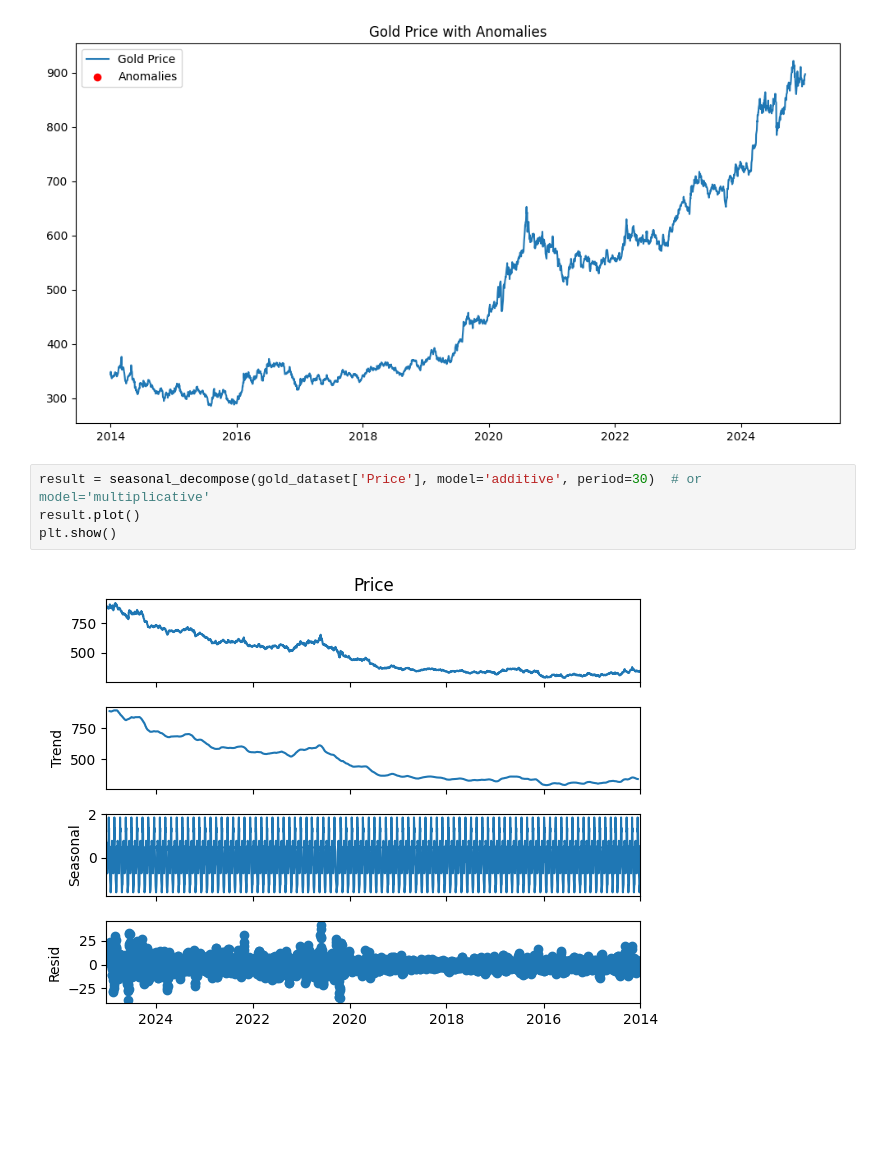
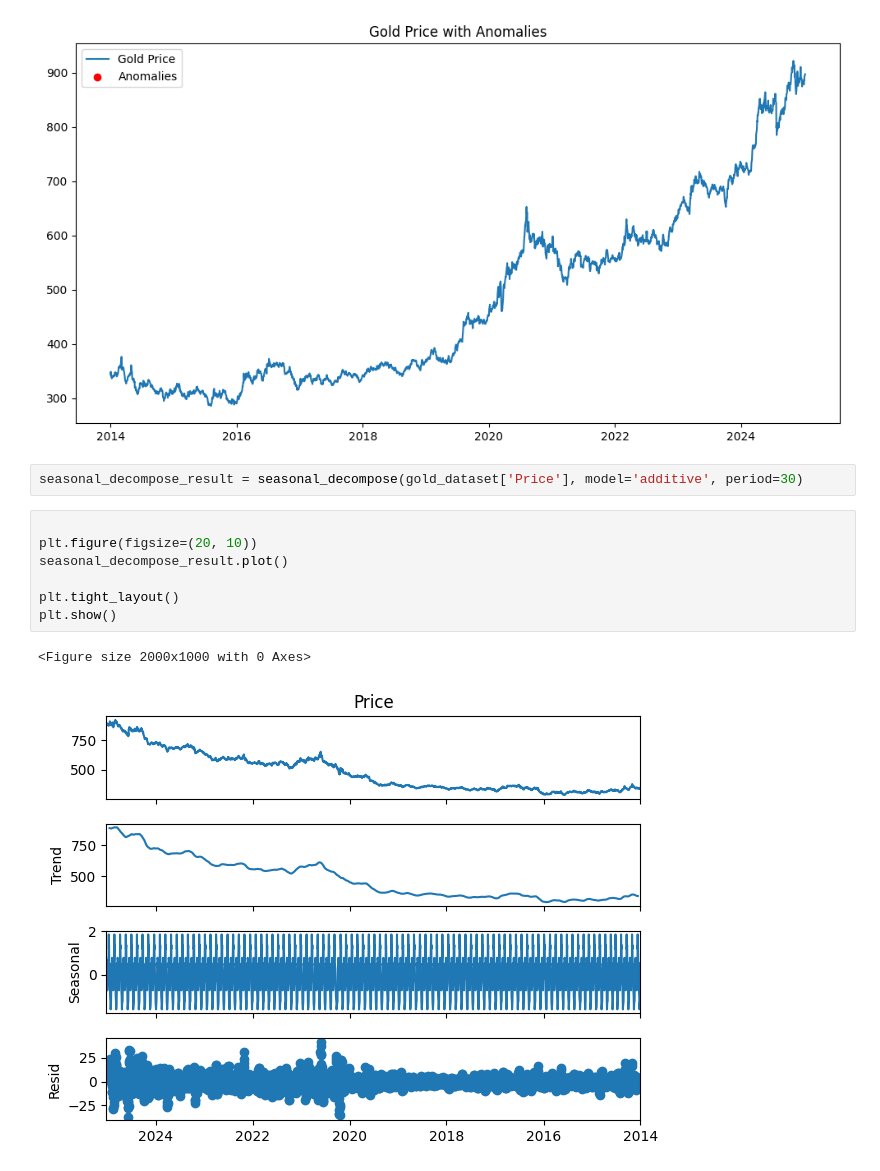
Before and after one commit to jariel17/time-series-analysis-gold, a Jupyter notebook: eda.ipynb, the cells around one changed output. Saved outputs shown, nothing was run; the diff lists cells and outputs as text; blank space fills up the shorter version.

```diff
--- a/eda.ipynb
+++ b/eda.ipynb
@@ -119,9 +143,15 @@ plt.legend()
 plt.show()
 # %% [output]
 [figure]
-# %%
-result = seasonal_decompose(gold_dataset['Price'], model='additive', period=30)  # or model='multiplicative'
-result.plot()
-plt.show()
-# %% [output]
-[figure, removed]
+# %%
+seasonal_decompose_result = seasonal_decompose(gold_dataset['Price'], model='additive', period=30)
+# %%
+
+plt.figure(figsize=(20, 10))
+seasonal_decompose_result.plot()
+
+plt.tight_layout()
+plt.show()
+# %% [output]
+<Figure size 2000x1000 with 0 Axes>
+[figure, added]
```
Also changed, not shown: parts of 32 cells of this notebook.
